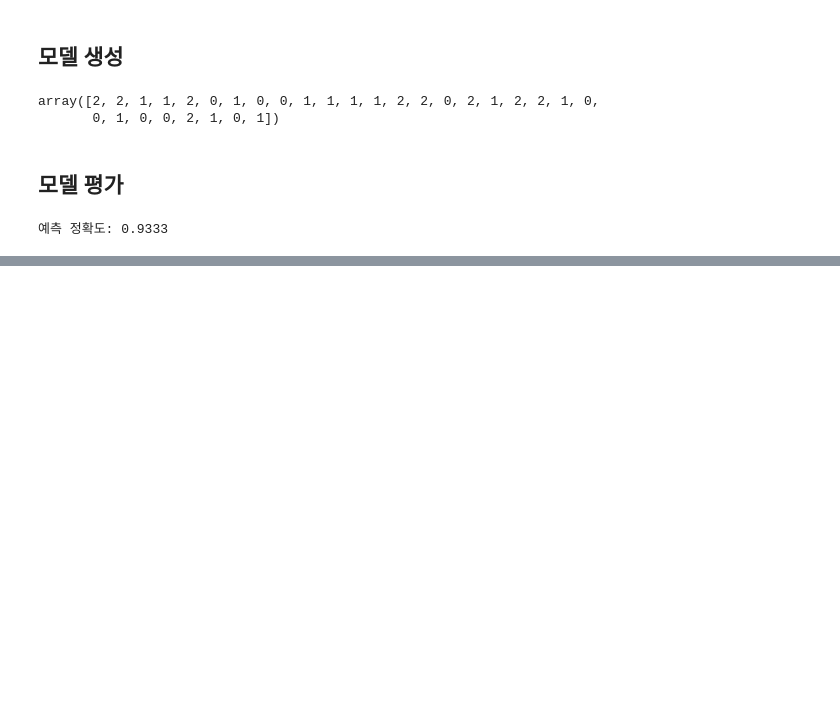
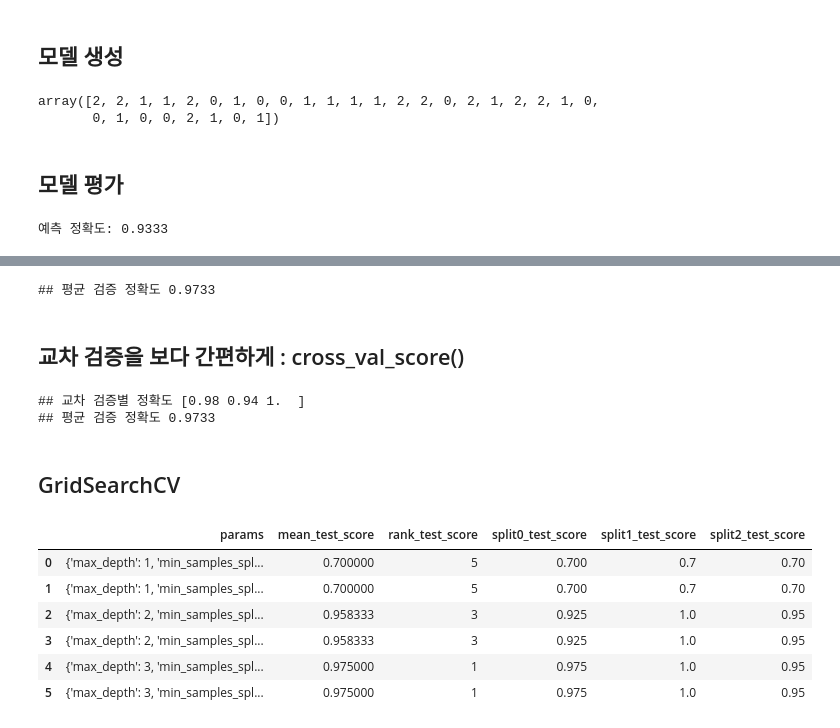
Before and after one commit to EunSeo35/ml_py, a Jupyter notebook: 04.ML_sklearn_iris.ipynb, the cells around one changed output, grey strips where cells are left out. Cells and saved outputs as stored; diff of their text form; code cells hidden in the pictures; blank space fills up the shorter version.

```diff
--- a/04.ML_sklearn_iris.ipynb
+++ b/04.ML_sklearn_iris.ipynb
@@ -96,0 +235,79 @@ print('예측 정확도: {0:.4f}'.format(accuracy_score(y_test,pred)))
+# %%
+dt_clf = DecisionTreeClassifier(random_state = 1)
+skfold = StratifiedKFold(n_splits = 3)
+
+features = iris.data
+label = iris.target
+n_iter = 0
+cv_accuracy = []
+
+#StratifiedKFold의 split 출력시 반드시 레이블 데이터 셋도 추가 입력 필요
+for train_index, test_index in skfold.split(features, label):
+
+    #데이터 분할
+    X_train, X_test = features[train_index], features[test_index]
+    y_train, y_test = label[train_index], label[test_index]
+
+    #모델 학습(n=3)
+    dt_clf.fit(X_train, y_train)
+
+    #예측
+    pred = dt_clf.predict(X_test)
+
+    #정확도 검증
+    n_iter += 1
+    accuracy= np.round(accuracy_score(y_test, pred),4)
+    cv_accuracy.append(accuracy)
+
+print('## 평균 검증 정확도', np.round(np.mean(cv_accuracy),4))
+# %% [output]
+## 평균 검증 정확도 0.9733
+# %% [markdown]
+## 교차 검증을 보다 간편하게 : cross_val_score()
+# %%
+from sklearn.model_selection import cross_val_score, cross_validate
+
+iris_data = load_iris()
+dt_clf = DecisionTreeClassifier(random_state = 1)
+
+data = iris_data.data
+label = iris_data.target
+
+#성능 지표는 accruacy, 교차 검증 셋은 3개
+scroes  = cross_val_score(dt_clf, data, label, scoring = 'accuracy', cv=3)
+print('## 교차 검증별 정확도', np.round((scroes),4))
+print('## 평균 검증 정확도', np.round(np.mean(scroes),4))
+# %% [output]
+## 교차 검증별 정확도 [0.98 0.94 1.  ]
+## 평균 검증 정확도 0.9733
+# %% [markdown]
+## GridSearchCV
+# %%
+from sklearn.model_selection import GridSearchCV
+
+iris_data = iris.data
+iris_label = iris.target
+
+X_train, X_test, y_train, y_test = train_test_split(iris_data, iris_label, test_size= 0.2, random_state= 121)
+dt_clf2 = DecisionTreeClassifier(random_state = 121) # estimator
+
+#parameter grid 생성 (dictionary type)
+parameters = {'max_depth':[1,2,3], 'min_samples_split':[2,3]}
+
+#param grid : hyper parameter를 3개의 train, test set fold로 나누어 테스트 수행 설정
+#refit: default가 True
+grid_dt_clf2 = GridSearchCV(dt_clf2, param_grid = parameters, cv=3, refit = True )
+
+#모델 학습
+grid_dt_clf2.fit(X_train,y_train)
+
+scroes_df = pd.DataFrame(grid_dt_clf2.cv_results_)
+scroes_df[['params','mean_test_score','rank_test_score','split0_test_score','split1_test_score','split2_test_score']]
+# %% [output]
+|  | params | mean_test_score | rank_test_score | split0_test_score | split1_test_score | split2_test_score |
+| 0 | {'max_depth': 1, 'min_samples_spl... | 0.700000 | 5 | 0.700 | 0.7 | 0.70 |
+| 1 | {'max_depth': 1, 'min_samples_spl... | 0.700000 | 5 | 0.700 | 0.7 | 0.70 |
+| 2 | {'max_depth': 2, 'min_samples_spl... | 0.958333 | 3 | 0.925 | 1.0 | 0.95 |
+| 3 | {'max_depth': 2, 'min_samples_spl... | 0.958333 | 3 | 0.925 | 1.0 | 0.95 |
+| 4 | {'max_depth': 3, 'min_samples_spl... | 0.975000 | 1 | 0.975 | 1.0 | 0.95 |
+| 5 | {'max_depth': 3, 'min_samples_spl... | 0.975000 | 1 | 0.975 | 1.0 | 0.95 |
```
Also changed, not shown: parts of 10 cells of this notebook.
